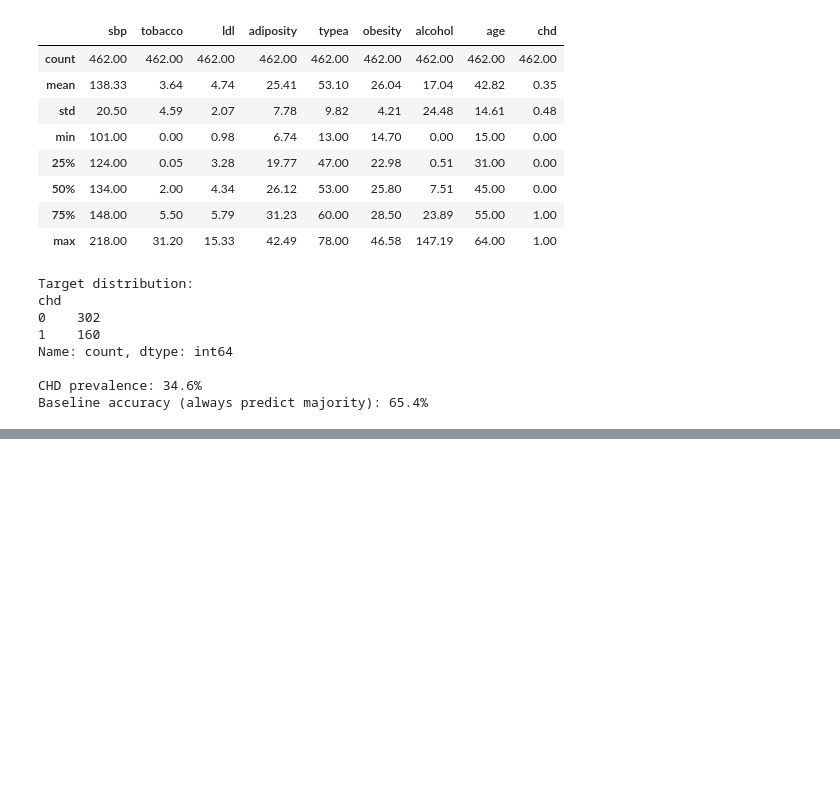
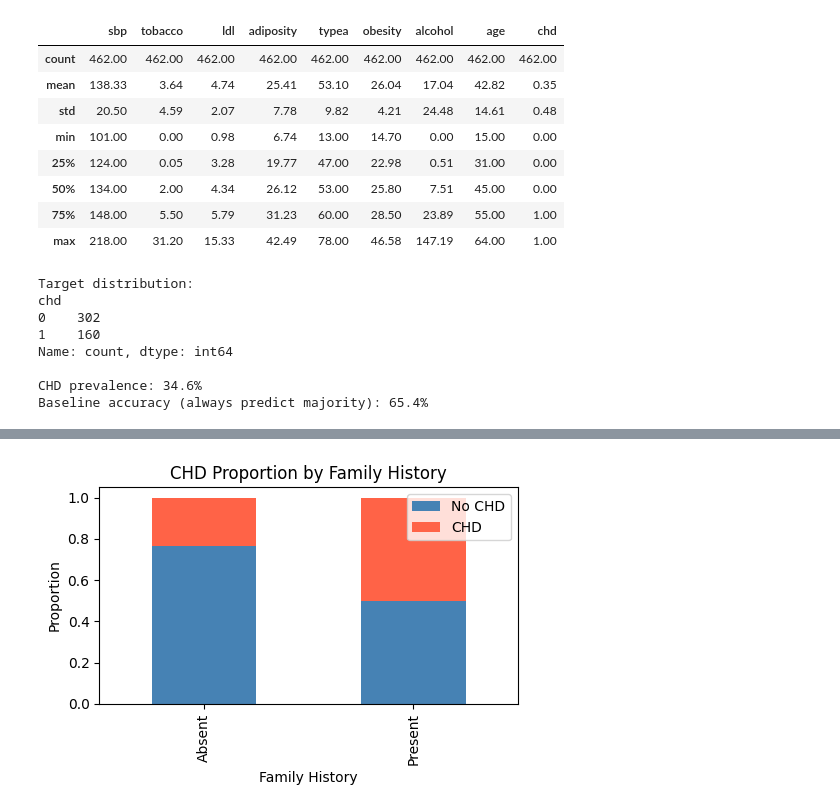
Before and after one commit to ytterbiu/SMM636-ML-a02-heart-disease, a Jupyter notebook: ml-smm636-a02-heart-disease.ipynb, the cells around one changed output, grey strips where cells are left out. Cells and saved outputs as stored; diff of their text form; code cells hidden in the pictures; blank space fills up the shorter version.

```diff
--- a/ml-smm636-a02-heart-disease.ipynb
+++ b/ml-smm636-a02-heart-disease.ipynb
@@ -106,0 +199,13 @@ Baseline accuracy (always predict majority): 65.4%
+# %%
+# Family history and CHD
+ct = pd.crosstab(df["famhist"], df["chd"], normalize="index")
+ct.plot(kind="bar", stacked=True, color=["steelblue", "tomato"], figsize=(5, 3.5))
+plt.title("CHD Proportion by Family History")
+plt.ylabel("Proportion")
+plt.xlabel("Family History")
+plt.legend(["No CHD", "CHD"], loc="upper right")
+plt.tight_layout()
+savefig("fig_famhist")
+plt.show()
+# %% [output]
+[figure, added]
```
Also changed, not shown: parts of 22 cells of this notebook.
